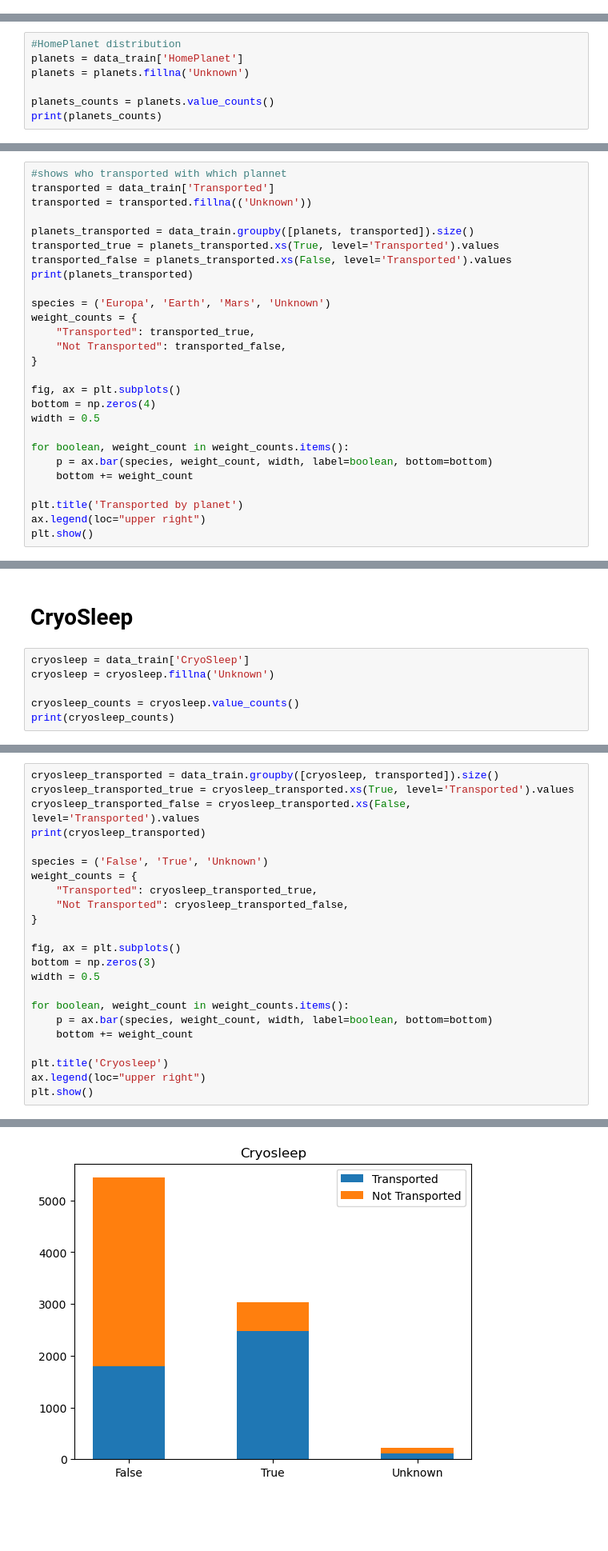
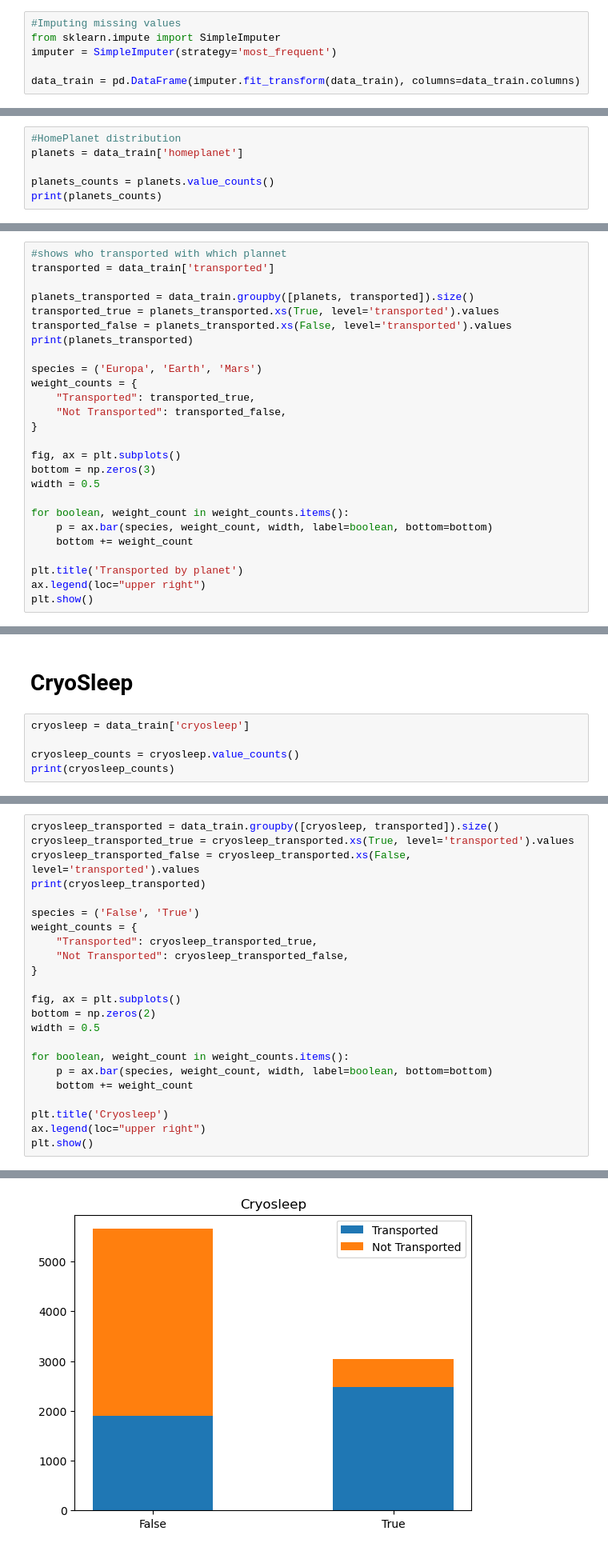
Before and after one commit to heereenveen/Kaggle, a Jupyter notebook: Spaceship Titanic/spaceship_titanic.ipynb, the cells around one changed output, grey strips where cells are left out. Shown: that part at 80% size. Drawn from its saved outputs; the diff is of its cells as text; blank space fills up the shorter version.

Commit message:
handle missing values in features

```diff
--- a/Spaceship Titanic/spaceship_titanic.ipynb
+++ b/Spaceship Titanic/spaceship_titanic.ipynb
@@ -22,9 +87,14 @@ data_train
+# %%
+#Imputing missing values
+from sklearn.impute import SimpleImputer
+imputer = SimpleImputer(strategy='most_frequent')
+
+data_train = pd.DataFrame(imputer.fit_transform(data_train), columns=data_train.columns)
 # %% [markdown]
 # HomePlanet
 # %%
 #HomePlanet distribution
-planets = data_train['HomePlanet']
-planets = planets.fillna('Unknown')
+planets = data_train['homeplanet']
 
 planets_counts = planets.value_counts()
 print(planets_counts)
@@ -50,21 +119,20 @@ plt.show()
 # %%
 #shows who transported with which plannet
-transported = data_train['Transported']
-transported = transported.fillna(('Unknown'))
+transported = data_train['transported']
 
 planets_transported = data_train.groupby([planets, transported]).size()
-transported_true = planets_transported.xs(True, level='Transported').values
-transported_false = planets_transported.xs(False, level='Transported').values
+transported_true = planets_transported.xs(True, level='transported').values
+transported_false = planets_transported.xs(False, level='transported').values
 print(planets_transported)
 
-species = ('Europa', 'Earth', 'Mars', 'Unknown')
+species = ('Europa', 'Earth', 'Mars')
 weight_counts = {
     "Transported": transported_true,
     "Not Transported": transported_false,
 }
 
 fig, ax = plt.subplots()
-bottom = np.zeros(4)
+bottom = np.zeros(3)
 width = 0.5
 
 for boolean, weight_count in weight_counts.items():
@@ -89,8 +155,7 @@ dtype: int64
 # %% [markdown]
 # CryoSleep
 # %%
-cryosleep = data_train['CryoSleep']
-cryosleep = cryosleep.fillna('Unknown')
+cryosleep = data_train['cryosleep']
 
 cryosleep_counts = cryosleep.value_counts()
 print(cryosleep_counts)
@@ -102,18 +166,18 @@ Unknown     217
 Name: count, dtype: int64
 # %%
 cryosleep_transported = data_train.groupby([cryosleep, transported]).size()
-cryosleep_transported_true = cryosleep_transported.xs(True, level='Transported').values
-cryosleep_transported_false = cryosleep_transported.xs(False, level='Transported').values
+cryosleep_transported_true = cryosleep_transported.xs(True, level='transported').values
+cryosleep_transported_false = cryosleep_transported.xs(False, level='transported').values
 print(cryosleep_transported)
 
-species = ('False', 'True', 'Unknown')
+species = ('False', 'True')
 weight_counts = {
     "Transported": cryosleep_transported_true,
     "Not Transported": cryosleep_transported_false,
 }
 
 fig, ax = plt.subplots()
-bottom = np.zeros(3)
+bottom = np.zeros(2)
 width = 0.5
 
 for boolean, weight_count in weight_counts.items():
@@ -137 +197 @@ dtype: int64
-[figure, old version]
+[figure, new version]
```
Also changed, not shown: parts of 10 cells of this notebook.
